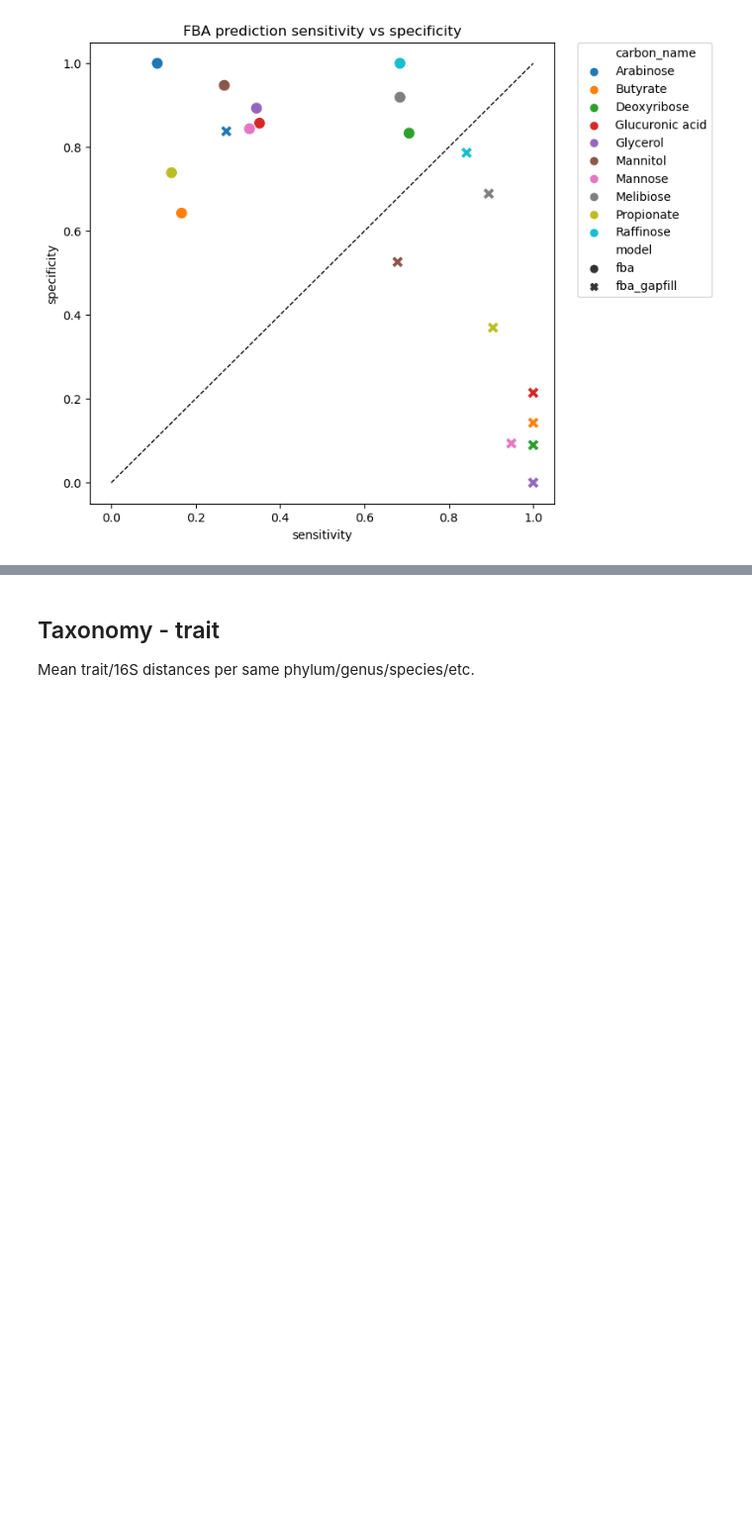
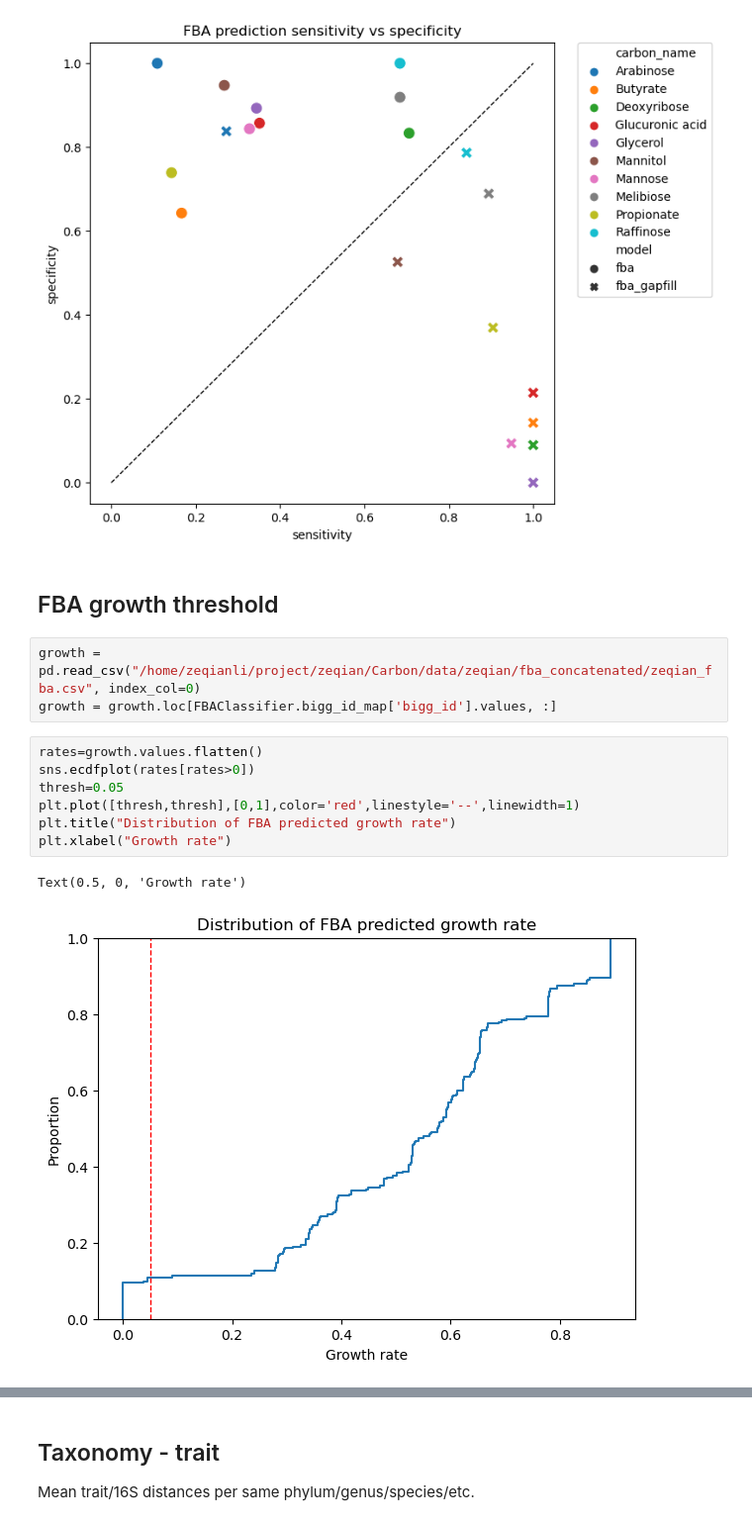
Before and after one commit to zeqianli/CarbonUtilization, a Jupyter notebook: figures_SI.ipynb, the cells around one changed output, grey strips where cells are left out. Shown at 99% size. Saved outputs shown, nothing was run; the diff lists cells and outputs as text; blank space fills up the shorter version.

```diff
--- a/figures_SI.ipynb
+++ b/figures_SI.ipynb
@@ -310,3 +295,18 @@ plt.title("FBA prediction sensitivity vs specificity")
 fig
 # %% [output]
 [figure]
+# %% [markdown]
+## FBA growth threshold
+# %%
+growth = pd.read_csv("/home/zeqianli/project/zeqian/Carbon/data/zeqian/fba_concatenated/zeqian_fba.csv", index_col=0)
+growth = growth.loc[FBAClassifier.bigg_id_map['bigg_id'].values, :]
+# %%
+rates=growth.values.flatten()
+sns.ecdfplot(rates[rates>0])
+thresh=0.05
+plt.plot([thresh,thresh],[0,1],color='red',linestyle='--',linewidth=1)
+plt.title("Distribution of FBA predicted growth rate")
+plt.xlabel("Growth rate")
+# %% [output]
+Text(0.5, 0, 'Growth rate')
+[figure, added]
```
Also changed, not shown: parts of 87 cells of this notebook, 10 other files.
